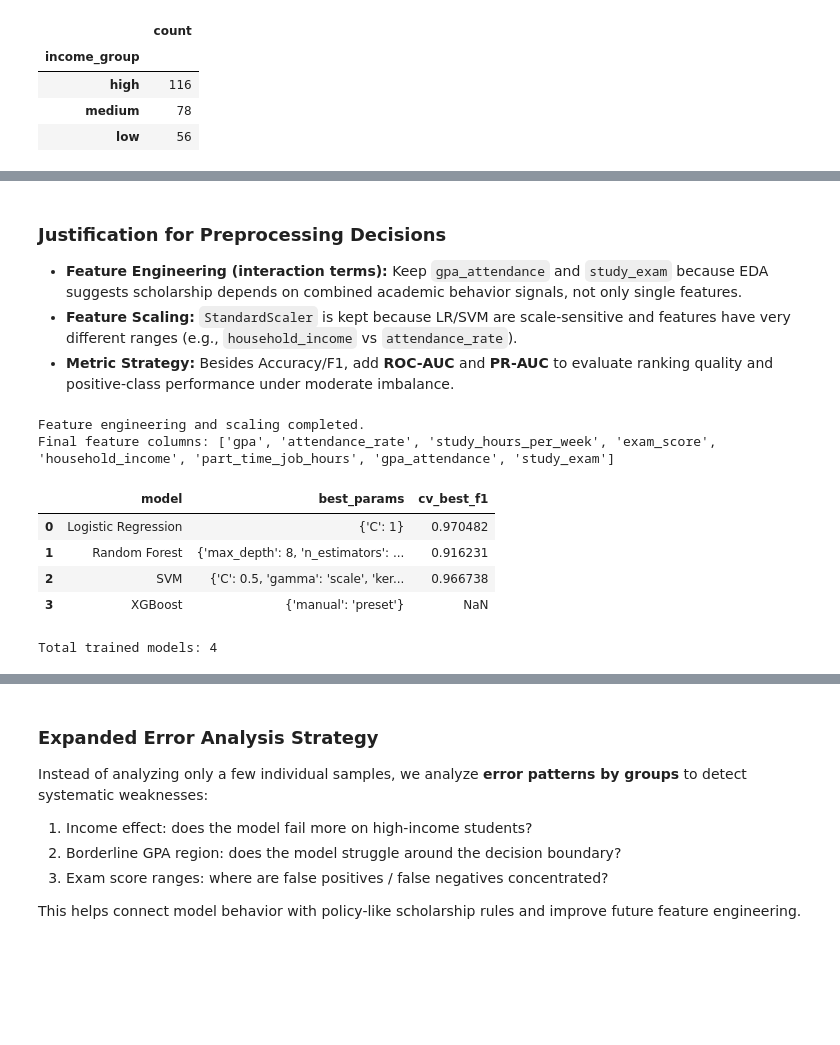
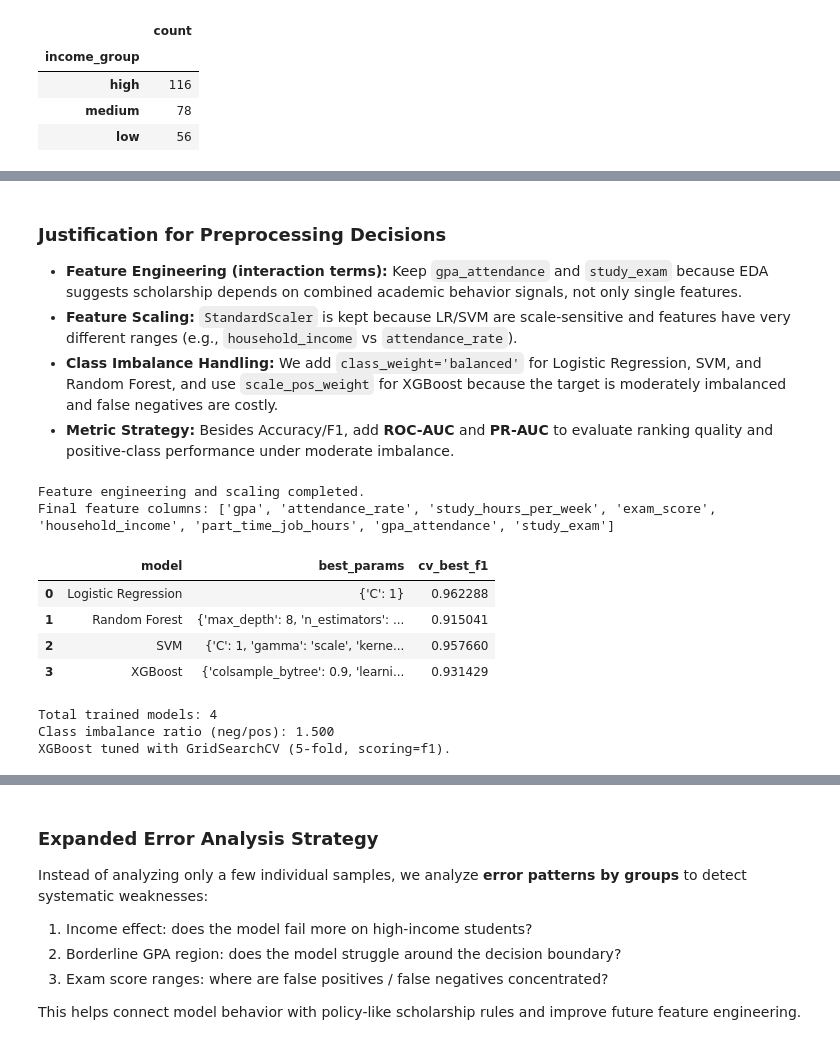
Before and after one commit to pmhieu1801/ML_Final, a Jupyter notebook: notebook.ipynb, the cells around one changed output, grey strips where cells are left out. Drawn from its saved outputs; the diff is of its cells as text; code cells hidden in the pictures; blank space fills up the shorter version.

```diff
--- a/notebook.ipynb
+++ b/notebook.ipynb
@@ -196,6 +281,7 @@ print('EDA-preprocessing link: scaling is required for LR/SVM due to different f
 ### Justification for Preprocessing Decisions
 - **Feature Engineering (interaction terms):** Keep `gpa_attendance` and `study_exam` because EDA suggests scholarship depends on combined academic behavior signals, not only single features.
 - **Feature Scaling:** `StandardScaler` is kept because LR/SVM are scale-sensitive and features have very different ranges (e.g., `household_income` vs `attendance_rate`).
+- **Class Imbalance Handling:** We add `class_weight='balanced'` for Logistic Regression, SVM, and Random Forest, and use `scale_pos_weight` for XGBoost because the target is moderately imbalanced and false negatives are costly.
 - **Metric Strategy:** Besides Accuracy/F1, add **ROC-AUC** and **PR-AUC** to evaluate ranking quality and positive-class performance under moderate imbalance.
 # %%
 # Feature Engineering + train/dev split preparation
@@ -227,74 +313,100 @@ print('Final feature columns:', feature_names)
 Feature engineering and scaling completed.
 Final feature columns: ['gpa', 'attendance_rate', 'study_hours_per_week', 'exam_score', 'household_income', 'part_time_job_hours', 'gpa_attendance', 'study_exam']
 # %%
-# Train 3+ models with GridSearchCV: Logistic Regression, Random Forest, SVM, and optional XGBoost
+# Train 4 models with GridSearchCV: Logistic Regression, Random Forest, SVM, and XGBoost (if available)
 trained_models = {}
 cv_summary = []
 
+# Class imbalance ratio for XGBoost
+neg_count = int((y_train == 0).sum())
+pos_count = int((y_train == 1).sum())
+scale_pos_weight = neg_count / max(pos_count, 1)
+
 # 1) Logistic Regression
-lr = LogisticRegression(max_iter=3000, random_state=42, solver='liblinear')
+lr = LogisticRegression(max_iter=3000, random_state=42, solver='liblinear', class_weight='balanced')
 grid_lr = GridSearchCV(
     lr,
     {'C': [0.1, 1, 10, 50]},
     cv=5,
     scoring='f1',
     n_jobs=-1
-    )
+)
 grid_lr.fit(X_train_scaled, y_train)
 trained_models['Logistic Regression'] = grid_lr.best_estimator_
 cv_summary.append({'model': 'Logistic Regression', 'best_params': grid_lr.best_params_, 'cv_best_f1': grid_lr.best_score_})
 
 # 2) Random Forest
-rf = RandomForestClassifier(random_state=42)
+rf = RandomForestClassifier(random_state=42, class_weight='balanced')
 grid_rf = GridSearchCV(
     rf,
     {'n_estimators': [200, 300], 'max_depth': [8, 12, None]},
     cv=5,
     scoring='f1',
     n_jobs=-1
-    )
+)
 grid_rf.fit(X_train, y_train)
 trained_models['Random Forest'] = grid_rf.best_estimator_
 cv_summary.append({'model': 'Random Forest', 'best_params': grid_rf.best_params_, 'cv_best_f1': grid_rf.best_score_})
 
 # 3) SVM
-svm = SVC(probability=True, random_state=42)
+svm = SVC(probability=True, random_state=42, class_weight='balanced')
 grid_svm = GridSearchCV(
     svm,
     {'C': [0.5, 1, 5], 'kernel': ['rbf', 'linear'], 'gamma': ['scale']},
     cv=5,
     scoring='f1',
     n_jobs=-1
-    )
+)
 grid_svm.fit(X_train_scaled, y_train)
 trained_models['SVM'] = grid_svm.best_estimator_
 cv_summary.append({'model': 'SVM', 'best_params': grid_svm.best_params_, 'cv_best_f1': grid_svm.best_score_})
 
-# 4) XGBoost (optional but recommended)
+# 4) XGBoost with GridSearchCV (to provide comparable CV evidence)
+xgb_tuning_note = 'XGBoost tuning not available (package missing).'
 if HAS_XGB:
-    xgb = XGBClassifier(
+    xgb_base = XGBClassifier(
         random_state=42,
+        objective='binary:logistic',
         eval_metric='logloss',
-        n_estimators=300,
-        learning_rate=0.05,
-        max_depth=4,
-        subsample=0.9,
-        colsample_bytree=0.9
-        )
-    xgb.fit(X_train, y_train)
-    trained_models['XGBoost'] = xgb
-    cv_summary.append({'model': 'XGBoost', 'best_params': {'manual': 'preset'}, 'cv_best_f1': np.nan})
+        use_label_encoder=False
+    )
+
+    xgb_param_grid = {
+        'n_estimators': [200, 300],
+        'learning_rate': [0.03, 0.05],
+        'max_depth': [3, 4],
+        'subsample': [0.9],
+        'colsample_bytree': [0.9],
+        'scale_pos_weight': [scale_pos_weight]
+    }
+
+    grid_xgb = GridSearchCV(
+        xgb_base,
+        xgb_param_grid,
+        cv=5,
+        scoring='f1',
+        n_jobs=-1
+    )
+    grid_xgb.fit(X_train, y_train)
+
+    trained_models['XGBoost'] = grid_xgb.best_estimator_
+    cv_summary.append({'model': 'XGBoost', 'best_params': grid_xgb.best_params_, 'cv_best_f1': grid_xgb.best_score_})
+    xgb_tuning_note = 'XGBoost tuned with GridSearchCV (5-fold, scoring=f1).'
 
 cv_results_df = pd.DataFrame(cv_summary)
 display(cv_results_df)
 print(f'Total trained models: {len(trained_models)}')
+print(f'Class imbalance ratio (neg/pos): {scale_pos_weight:.3f}')
+print(xgb_tuning_note)
 # %% [output]
 |  | model | best_params | cv_best_f1 |
-| 0 | Logistic Regression | {'C': 1} | 0.970482 |
-| 1 | Random Forest | {'max_depth': 8, 'n_estimators': ... | 0.916231 |
-| 2 | SVM | {'C': 0.5, 'gamma': 'scale', 'ker... | 0.966738 |
-| 3 | XGBoost | {'manual': 'preset'} | NaN |
+| 0 | Logistic Regression | {'C': 1} | 0.962288 |
+| 1 | Random Forest | {'max_depth': 8, 'n_estimators': ... | 0.915041 |
+| 2 | SVM | {'C': 1, 'gamma': 'scale', 'kerne... | 0.957660 |
+| 3 | XGBoost | {'colsample_bytree': 0.9, 'learni... | 0.931429 |
 Total trained models: 4
+Class imbalance ratio (neg/pos): 1.500
+XGBoost tuned with GridSearchCV (5-fold, scoring=f1).
 # %%
 # Evaluate models on dev set + confusion matrix + ROC/PR curves + model comparison table
 def get_scores(model, X_for_pred, y_true):
```
Also changed, not shown: parts of 16 cells of this notebook.
